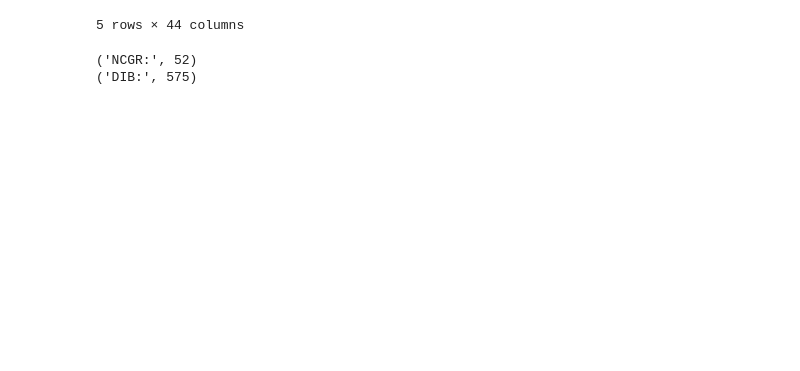
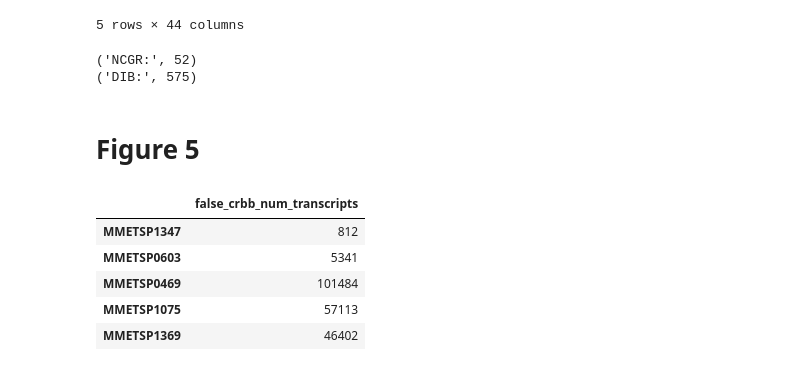
Before and after one commit to johnsolk/MMETSP, a Jupyter notebook: notebooks/GigaScience_Figures.ipynb, the cells around one changed output. Cells and saved outputs as stored; diff of their text form; code cells hidden in the pictures; blank space fills up the shorter version.

```diff
--- a/notebooks/GigaScience_Figures.ipynb
+++ b/notebooks/GigaScience_Figures.ipynb
@@ -238,3 +246,5 @@ print('DIB:',len(newdf.loc[newdf[df1name] <= newdf[df2name]]))
 # %% [output]
 ('NCGR:', 52)
 ('DIB:', 575)
+# %% [markdown]
+# Figure 5
@@ -240,0 +254,9 @@ print('DIB:',len(newdf.loc[newdf[df1name] <= newdf[df2name]]))
+# %%
+false_crbb.head()
+# %% [output]
+|  | false_crbb_num_transcripts |
+| MMETSP1347 | 812 |
+| MMETSP0603 | 5341 |
+| MMETSP0469 | 101484 |
+| MMETSP1075 | 57113 |
+| MMETSP1369 | 46402 |
```
Also changed, not shown: parts of 9 cells of this notebook.
